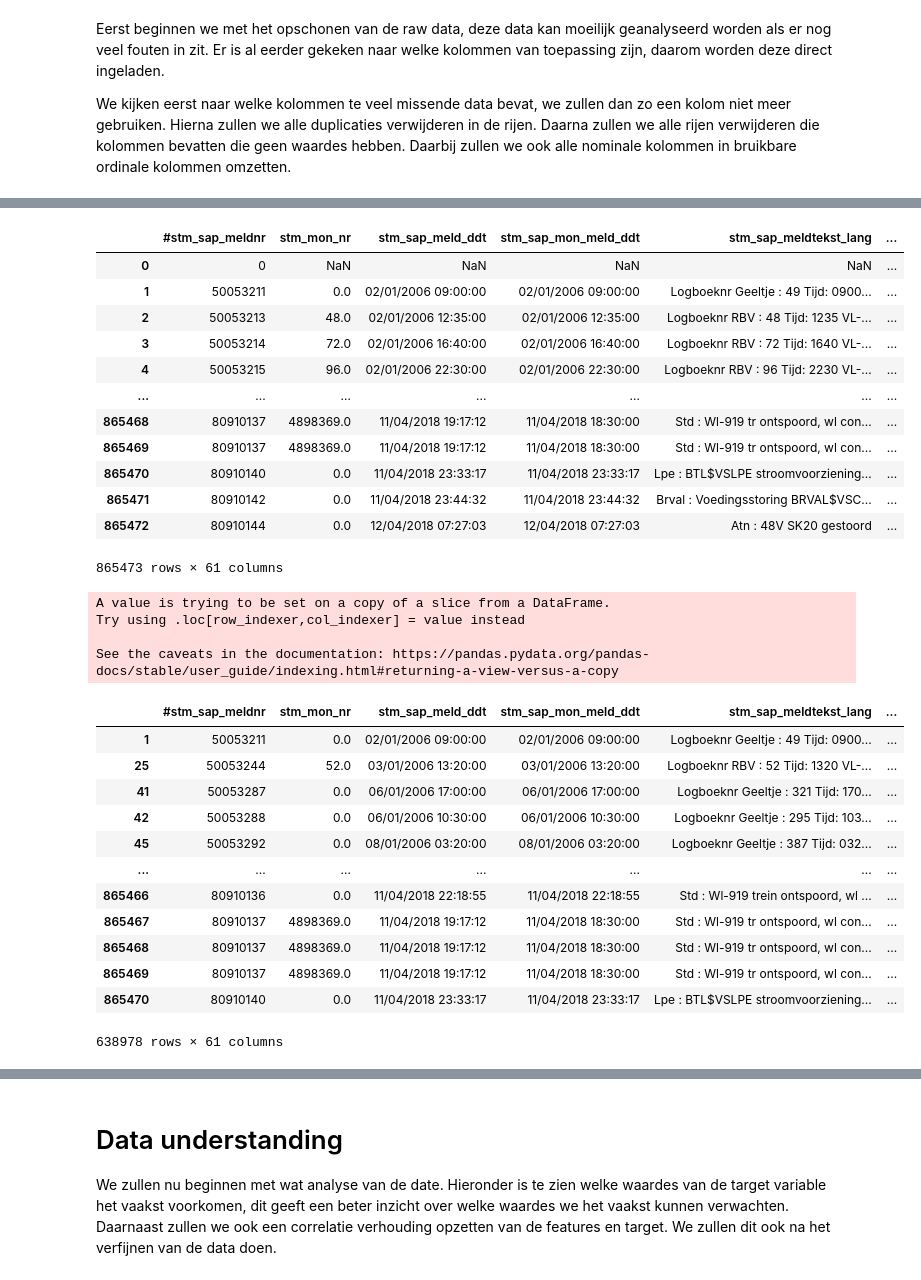
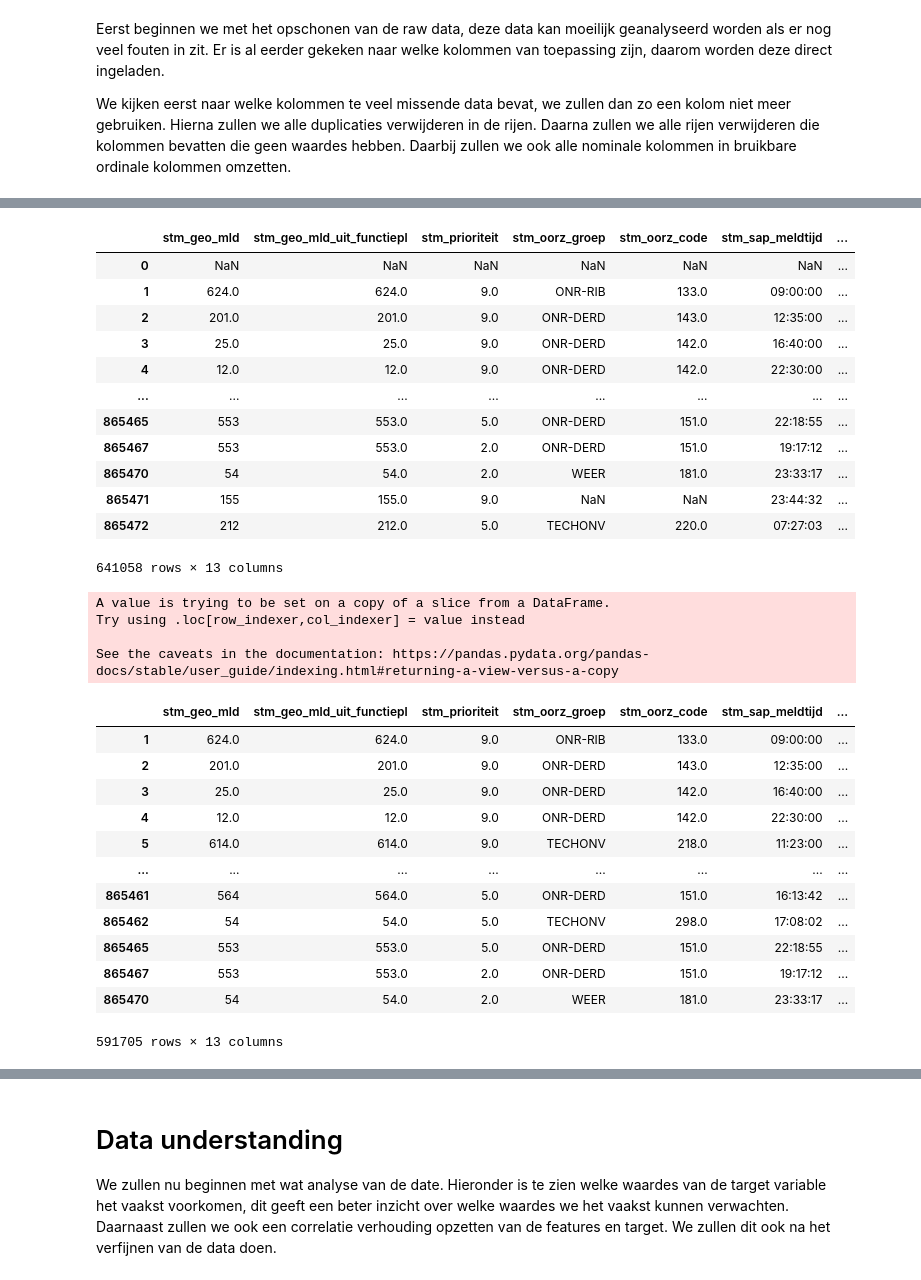
Before and after one commit to AdamMC-GL/DDB_2022, a Jupyter notebook: DDB_notebook.ipynb, the cells around one changed output, grey strips where cells are left out. Saved outputs shown, nothing was run; the diff lists cells and outputs as text; code cells hidden in the pictures.

```diff
--- a/DDB_notebook.ipynb
+++ b/DDB_notebook.ipynb
@@ -48,6 +48,6 @@ imp_feat = ['stm_geo_mld', 'stm_prioriteit', 'stm_oorz_code', 'stm_progfh_in_duu
        "stm_afspr_aanvangdd", "stm_afspr_func_hersteldd", "stm_afspr_aanvangtijd",
        "stm_progfh_gw_duur", "stm_oorz_groep", "stm_geo_mld_uit_functiepl"]
 # %%
-df_org = pd.read_csv('C:/Users/adam/OneDrive/Documenten/sap_storing_data_hu_project.csv', encoding='UTF-8')
+df_org = pd.read_csv('C:/Users/adam/OneDrive/Documenten/sap_storing_data_hu_project.csv', usecols= imp_feat, encoding='UTF-8')
 df_org
 # %% [output]
@@ -95,22 +95,21 @@ df_nan
 # %%
 # De dubbele waardes worden verwijderd
 df_nan.drop_duplicates(inplace=True)
-df_nan = df_nan.drop(columns = ["Unnamed: 0"])
 df_nan
 # %% [output]
-|  | #stm_sap_meldnr | stm_mon_nr | stm_sap_meld_ddt | stm_sap_mon_meld_ddt | stm_sap_meldtekst_lang | ... |
-| 0 | 0 | NaN | NaN | NaN | NaN | ... |
-| 1 | 50053211 | 0.0 | 02/01/2006 09:00:00 | 02/01/2006 09:00:00 | Logboeknr Geeltje : 49 Tijd: 0900... | ... |
-| 2 | 50053213 | 48.0 | 02/01/2006 12:35:00 | 02/01/2006 12:35:00 | Logboeknr RBV : 48 Tijd: 1235 VL-... | ... |
-| 3 | 50053214 | 72.0 | 02/01/2006 16:40:00 | 02/01/2006 16:40:00 | Logboeknr RBV : 72 Tijd: 1640 VL-... | ... |
-| 4 | 50053215 | 96.0 | 02/01/2006 22:30:00 | 02/01/2006 22:30:00 | Logboeknr RBV : 96 Tijd: 2230 VL-... | ... |
-| ... | ... | ... | ... | ... | ... | ... |
-| 865468 | 80910137 | 4898369.0 | 11/04/2018 19:17:12 | 11/04/2018 18:30:00 | Std : Wl-919 tr ontspoord, wl con... | ... |
-| 865469 | 80910137 | 4898369.0 | 11/04/2018 19:17:12 | 11/04/2018 18:30:00 | Std : Wl-919 tr ontspoord, wl con... | ... |
-| 865470 | 80910140 | 0.0 | 11/04/2018 23:33:17 | 11/04/2018 23:33:17 | Lpe : BTL$VSLPE stroomvoorziening... | ... |
-| 865471 | 80910142 | 0.0 | 11/04/2018 23:44:32 | 11/04/2018 23:44:32 | Brval : Voedingsstoring BRVAL$VSC... | ... |
-| 865472 | 80910144 | 0.0 | 12/04/2018 07:27:03 | 12/04/2018 07:27:03 | Atn : 48V SK20 gestoord | ... |
+|  | stm_geo_mld | stm_geo_mld_uit_functiepl | stm_prioriteit | stm_oorz_groep | stm_oorz_code | stm_sap_meldtijd | ... |
+| 0 | NaN | NaN | NaN | NaN | NaN | NaN | ... |
+| 1 | 624.0 | 624.0 | 9.0 | ONR-RIB | 133.0 | 09:00:00 | ... |
+| 2 | 201.0 | 201.0 | 9.0 | ONR-DERD | 143.0 | 12:35:00 | ... |
+| 3 | 25.0 | 25.0 | 9.0 | ONR-DERD | 142.0 | 16:40:00 | ... |
+| 4 | 12.0 | 12.0 | 9.0 | ONR-DERD | 142.0 | 22:30:00 | ... |
+| ... | ... | ... | ... | ... | ... | ... | ... |
+| 865465 | 553 | 553.0 | 5.0 | ONR-DERD | 151.0 | 22:18:55 | ... |
+| 865467 | 553 | 553.0 | 2.0 | ONR-DERD | 151.0 | 19:17:12 | ... |
+| 865470 | 54 | 54.0 | 2.0 | WEER | 181.0 | 23:33:17 | ... |
+| 865471 | 155 | 155.0 | 9.0 | NaN | NaN | 23:44:32 | ... |
+| 865472 | 212 | 212.0 | 5.0 | TECHONV | 220.0 | 07:27:03 | ... |
-865473 rows × 61 columns
+641058 rows × 13 columns
 # %%
 "Verwijder NaN values"
 df = df_nan.dropna()
@@ -122,19 +121,19 @@ A value is trying to be set on a copy of a slice from a DataFrame.
 Try using .loc[row_indexer,col_indexer] = value instead
 
 See the caveats in the documentation: https://pandas.pydata.org/pandas-docs/stable/user_guide/indexing.html#returning-a-view-versus-a-copy
-|  | #stm_sap_meldnr | stm_mon_nr | stm_sap_meld_ddt | stm_sap_mon_meld_ddt | stm_sap_meldtekst_lang | ... |
-| 1 | 50053211 | 0.0 | 02/01/2006 09:00:00 | 02/01/2006 09:00:00 | Logboeknr Geeltje : 49 Tijd: 0900... | ... |
-| 25 | 50053244 | 52.0 | 03/01/2006 13:20:00 | 03/01/2006 13:20:00 | Logboeknr RBV : 52 Tijd: 1320 VL-... | ... |
-| 41 | 50053287 | 0.0 | 06/01/2006 17:00:00 | 06/01/2006 17:00:00 | Logboeknr Geeltje : 321 Tijd: 170... | ... |
-| 42 | 50053288 | 0.0 | 06/01/2006 10:30:00 | 06/01/2006 10:30:00 | Logboeknr Geeltje : 295 Tijd: 103... | ... |
-| 45 | 50053292 | 0.0 | 08/01/2006 03:20:00 | 08/01/2006 03:20:00 | Logboeknr Geeltje : 387 Tijd: 032... | ... |
-| ... | ... | ... | ... | ... | ... | ... |
-| 865466 | 80910136 | 0.0 | 11/04/2018 22:18:55 | 11/04/2018 22:18:55 | Std : Wl-919 trein ontspoord, wl ... | ... |
-| 865467 | 80910137 | 4898369.0 | 11/04/2018 19:17:12 | 11/04/2018 18:30:00 | Std : Wl-919 tr ontspoord, wl con... | ... |
-| 865468 | 80910137 | 4898369.0 | 11/04/2018 19:17:12 | 11/04/2018 18:30:00 | Std : Wl-919 tr ontspoord, wl con... | ... |
-| 865469 | 80910137 | 4898369.0 | 11/04/2018 19:17:12 | 11/04/2018 18:30:00 | Std : Wl-919 tr ontspoord, wl con... | ... |
-| 865470 | 80910140 | 0.0 | 11/04/2018 23:33:17 | 11/04/2018 23:33:17 | Lpe : BTL$VSLPE stroomvoorziening... | ... |
+|  | stm_geo_mld | stm_geo_mld_uit_functiepl | stm_prioriteit | stm_oorz_groep | stm_oorz_code | stm_sap_meldtijd | ... |
+| 1 | 624.0 | 624.0 | 9.0 | ONR-RIB | 133.0 | 09:00:00 | ... |
+| 2 | 201.0 | 201.0 | 9.0 | ONR-DERD | 143.0 | 12:35:00 | ... |
+| 3 | 25.0 | 25.0 | 9.0 | ONR-DERD | 142.0 | 16:40:00 | ... |
+| 4 | 12.0 | 12.0 | 9.0 | ONR-DERD | 142.0 | 22:30:00 | ... |
+| 5 | 614.0 | 614.0 | 9.0 | TECHONV | 218.0 | 11:23:00 | ... |
+| ... | ... | ... | ... | ... | ... | ... | ... |
+| 865461 | 564 | 564.0 | 5.0 | ONR-DERD | 151.0 | 16:13:42 | ... |
+| 865462 | 54 | 54.0 | 5.0 | TECHONV | 298.0 | 17:08:02 | ... |
+| 865465 | 553 | 553.0 | 5.0 | ONR-DERD | 151.0 | 22:18:55 | ... |
+| 865467 | 553 | 553.0 | 2.0 | ONR-DERD | 151.0 | 19:17:12 | ... |
+| 865470 | 54 | 54.0 | 2.0 | WEER | 181.0 | 23:33:17 | ... |
-638978 rows × 61 columns
+591705 rows × 13 columns
 # %%
 "Zet kolommen om in ordinale variablen"
 df["stm_progfh_in_duur"] = df["stm_progfh_in_duur"]+80
```
Also changed, not shown: parts of 21 cells of this notebook.
